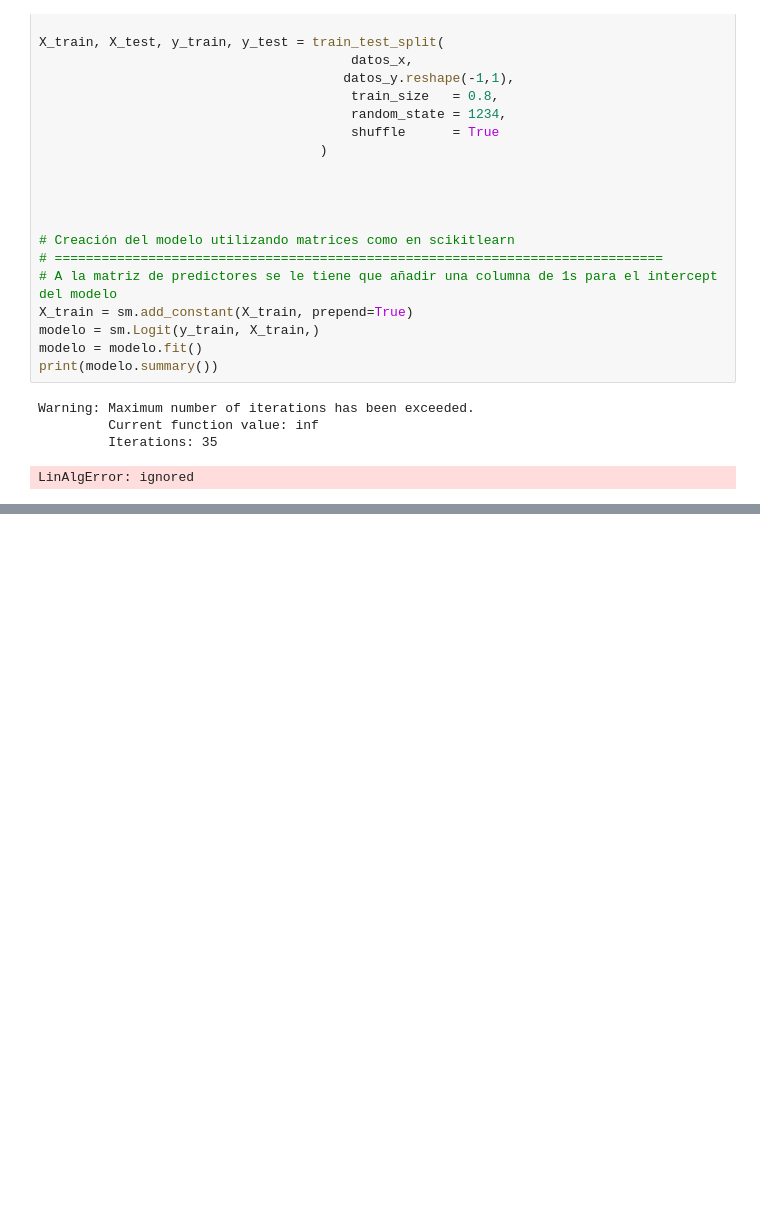
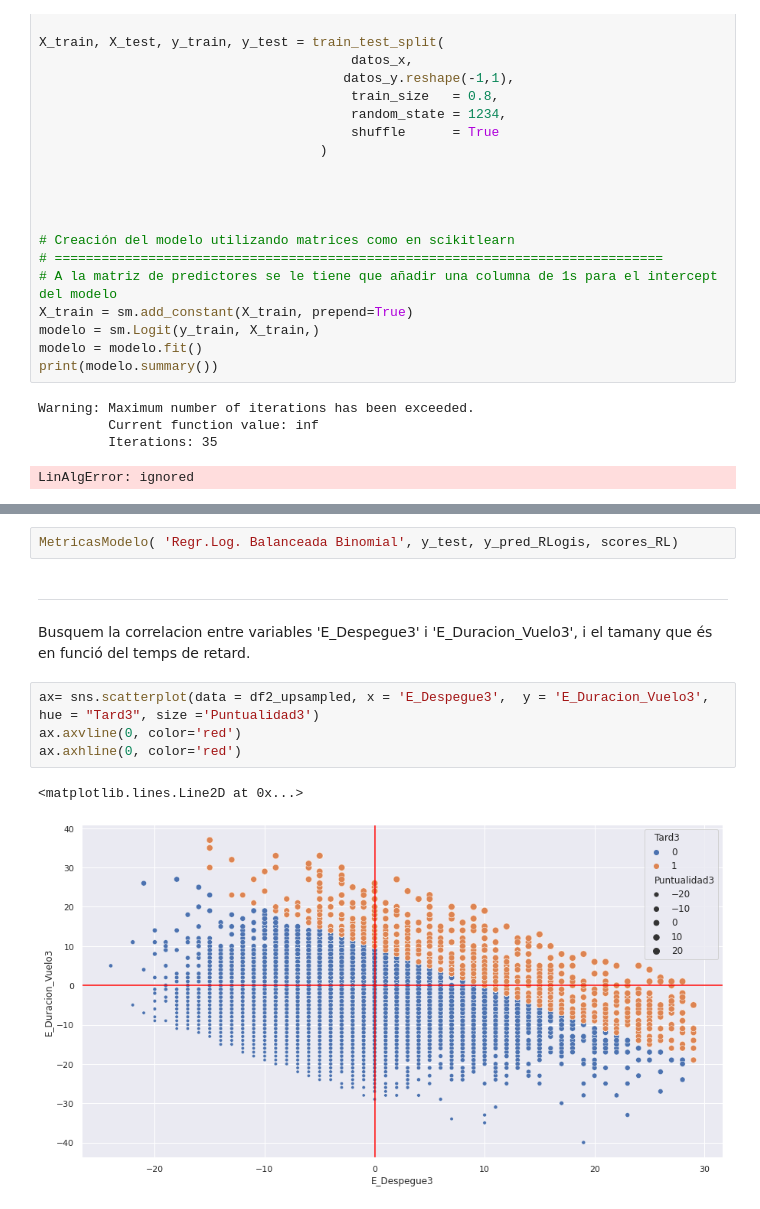
Before and after one commit to JMML2021/Avaluaci-final-per-passar-a-projecte, a Jupyter notebook: Companyia Aerea Algoritmes d’aprenentatge supervisat.ipynb, the cells around one changed output, grey strips where cells are left out. Cells and saved outputs as stored; diff of their text form; blank space fills up the shorter version.

```diff
--- a/Companyia Aerea Algoritmes d’aprenentatge supervisat.ipynb
+++ b/Companyia Aerea Algoritmes d’aprenentatge supervisat.ipynb
@@ -922,0 +1028,17 @@ modelo
+# %%
+MetricasModelo( 'Regr.Log. Balanceada Binomial', y_test, y_pred_RLogis, scores_RL)
+# %% [markdown]
+
+
+---
+
+
+
+Busquem la correlacion entre variables 'E_Despegue3' i 'E_Duracion_Vuelo3', i el tamany que és en funció del temps de retard.
+# %%
+ax= sns.scatterplot(data = df2_upsampled, x = 'E_Despegue3',  y = 'E_Duracion_Vuelo3', hue = "Tard3", size ='Puntualidad3')
+ax.axvline(0, color='red')
+ax.axhline(0, color='red')
+# %% [output]
+<matplotlib.lines.Line2D at 0x...>
+[figure, added]
```
Also changed, not shown: parts of 24 cells of this notebook.
